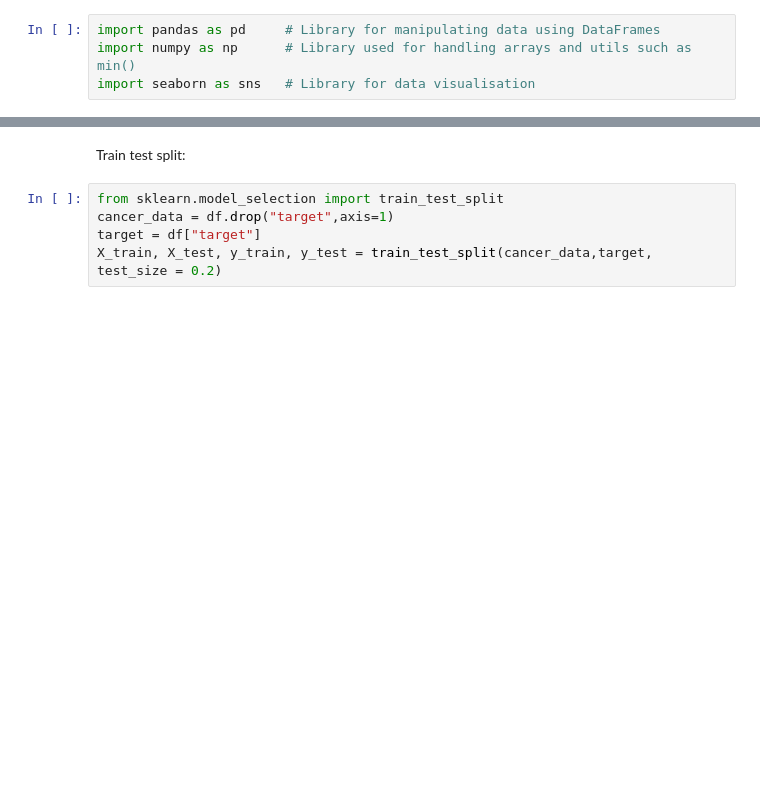
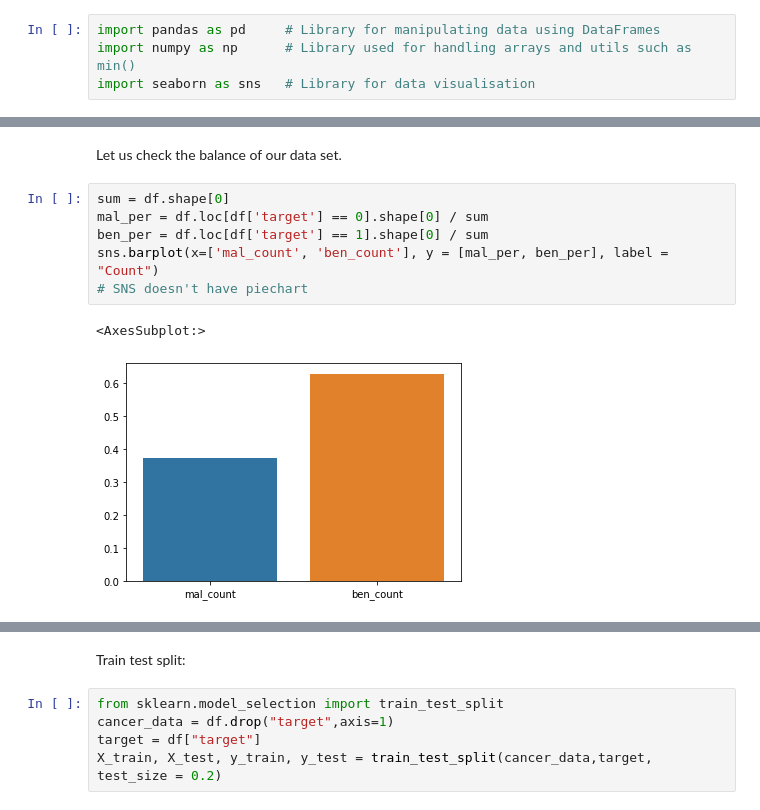
Before and after one commit to nshafik/Breast-Cancer, a Jupyter notebook: SVM_Breast_Cancer.ipynb, the cells around one changed output, grey strips where cells are left out. Saved outputs shown, nothing was run; the diff lists cells and outputs as text; blank space fills up the shorter version.

```diff
--- a/SVM_Breast_Cancer.ipynb
+++ b/SVM_Breast_Cancer.ipynb
@@ -82,0 +73,11 @@ Name: target, dtype: float64
+# %% [markdown]
+Let us check the balance of our data set.
+# %%
+sum = df.shape[0]
+mal_per = df.loc[df['target'] == 0].shape[0] / sum
+ben_per = df.loc[df['target'] == 1].shape[0] / sum
+sns.barplot(x=['mal_count', 'ben_count'], y = [mal_per, ben_per], label = "Count")
+# SNS doesn't have piechart
+# %% [output]
+<AxesSubplot:>
+[figure, added]
```
Also changed, not shown: parts of 18 cells of this notebook.
